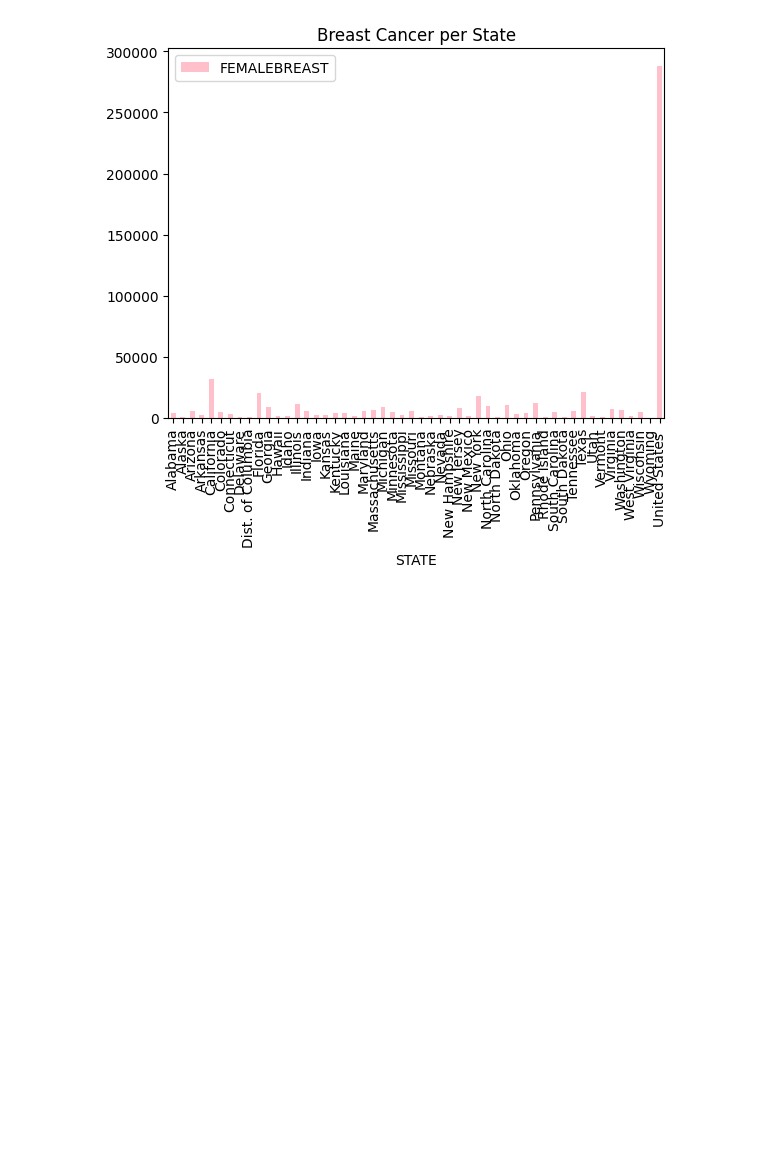
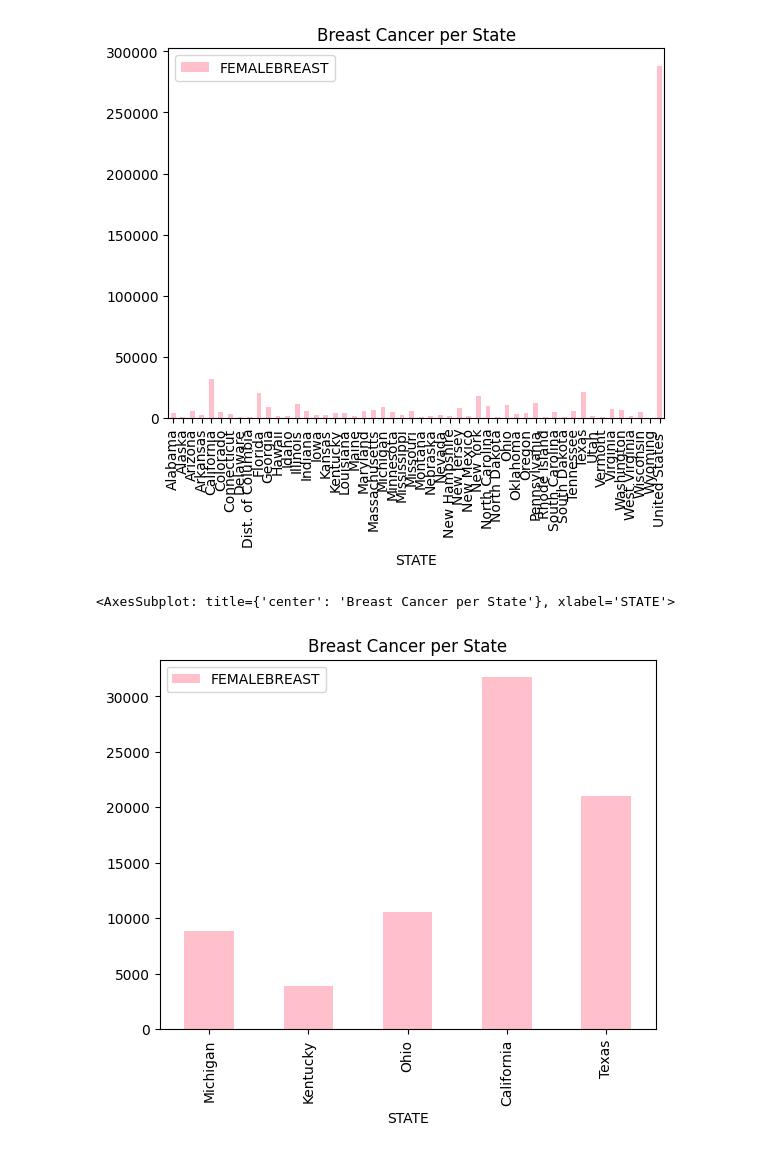
Before and after one commit to bjhdecember/data_1_checks, a Jupyter notebook: kc_2.ipynb, the cells around one changed output. Drawn from its saved outputs; the diff is of its cells as text; code cells hidden in the pictures; blank space fills up the shorter version.

Commit message:
correct data plot

```diff
--- a/kc_2.ipynb
+++ b/kc_2.ipynb
@@ -73,3 +73,24 @@ df.plot(kind = 'bar', x = 'STATE', y = 'FEMALEBREAST',
 22  Michigan          8900
 <AxesSubplot: title={'center': 'Breast Cancer per State'}, xlabel='STATE'>
 [figure]
+# %%
+import pandas as pd
+import matplotlib as plt
+import matplotlib as mpl
+import numpy as py
+
+df = pd.read_excel(r'C:\Users\barba\OneDrive\Desktop\Data_1_checks\data_1_checks\assests\Cancer_Data.xlsx')
+
+STATE = ['Michigan','Kentucky','Ohio','California','Texas']
+FEMALEBREAST = [8900,3950,10610,31720,21040]
+
+Data = {'STATE': ['Michigan','Kentucky','Ohio','California','Texas'],
+        'FEMALEBREAST': [8900,3950,10610,31720,21040]}
+
+df = pd.DataFrame(Data,columns=['STATE','FEMALEBREAST'])
+
+df.plot(kind = 'bar', x = 'STATE', y = 'FEMALEBREAST',
+        color = 'pink', title = 'Breast Cancer per State')
+# %% [output]
+<AxesSubplot: title={'center': 'Breast Cancer per State'}, xlabel='STATE'>
+[figure, added]
```
